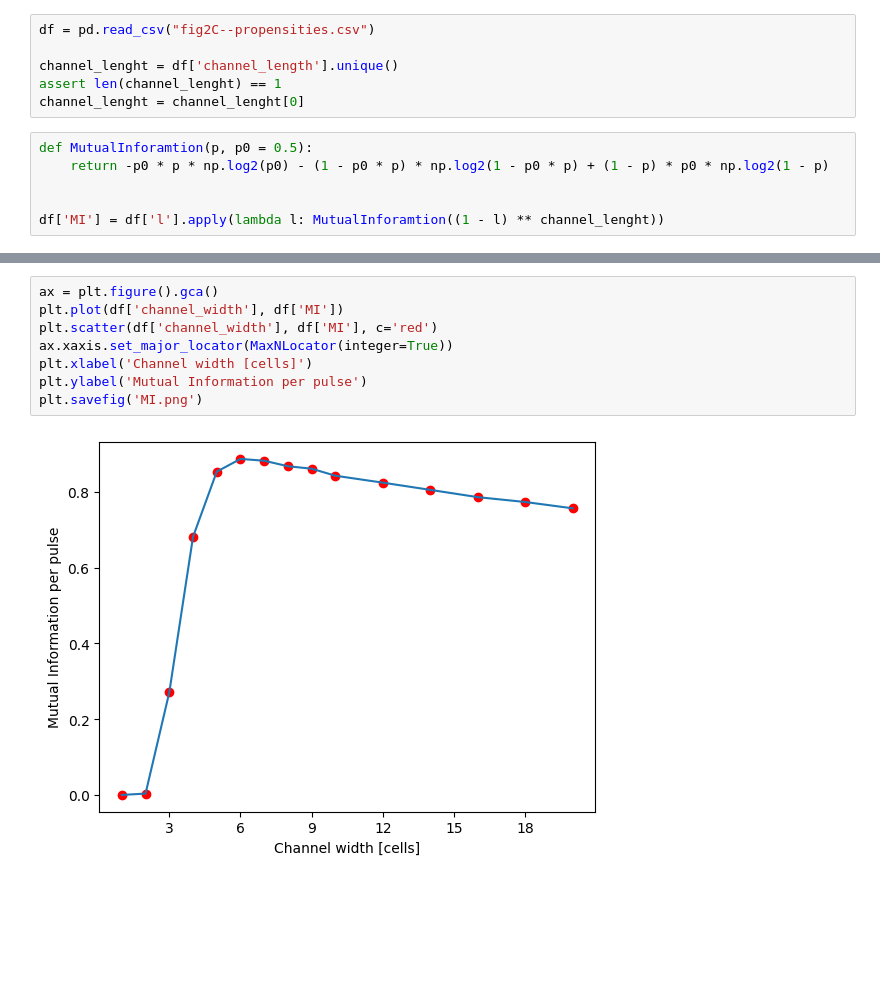
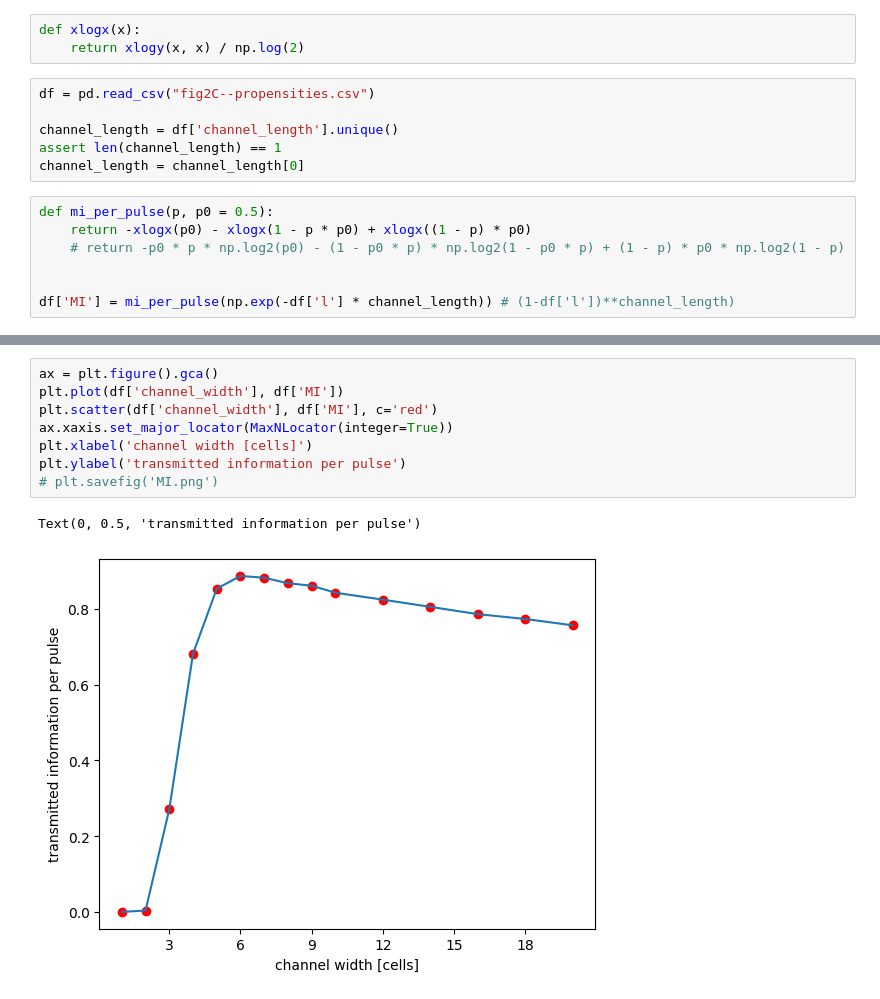
Before and after one commit to pSzyc/visavis-seir, a Jupyter notebook: figures/fig2/code/MIfig2c.ipynb, the cells around one changed output, grey strips where cells are left out. Saved outputs shown, nothing was run; the diff lists cells and outputs as text; blank space fills up the shorter version.

```diff
--- a/figures/fig2/code/MIfig2c.ipynb
+++ b/figures/fig2/code/MIfig2c.ipynb
@@ -6,12 +8,16 @@ from matplotlib.ticker import MaxNLocator
+# %%
+def xlogx(x):
+    return xlogy(x, x) / np.log(2)
 # %%
 df = pd.read_csv("fig2C--propensities.csv")
 
-channel_lenght = df['channel_length'].unique()
-assert len(channel_lenght) == 1
-channel_lenght = channel_lenght[0]
+channel_length = df['channel_length'].unique()
+assert len(channel_length) == 1
+channel_length = channel_length[0]
 # %%
-def MutualInforamtion(p, p0 = 0.5):
-    return -p0 * p * np.log2(p0) - (1 - p0 * p) * np.log2(1 - p0 * p) + (1 - p) * p0 * np.log2(1 - p)
+def mi_per_pulse(p, p0 = 0.5):
+    return -xlogx(p0) - xlogx(1 - p * p0) + xlogx((1 - p) * p0)
+    # return -p0 * p * np.log2(p0) - (1 - p0 * p) * np.log2(1 - p0 * p) + (1 - p) * p0 * np.log2(1 - p)
 
 
-df['MI'] = df['l'].apply(lambda l: MutualInforamtion((1 - l) ** channel_lenght))
+df['MI'] = mi_per_pulse(np.exp(-df['l'] * channel_length)) # (1-df['l'])**channel_length)
@@ -18,10 +53,11 @@ df['MI'] = df['l'].apply(lambda l: MutualInforamtion((1 - l) ** channel_lenght))
 # %%
 ax = plt.figure().gca()
 plt.plot(df['channel_width'], df['MI'])
 plt.scatter(df['channel_width'], df['MI'], c='red')
 ax.xaxis.set_major_locator(MaxNLocator(integer=True))
-plt.xlabel('Channel width [cells]')
-plt.ylabel('Mutual Information per pulse')
-plt.savefig('MI.png')
+plt.xlabel('channel width [cells]')
+plt.ylabel('transmitted information per pulse')
+# plt.savefig('MI.png')
 # %% [output]
+Text(0, 0.5, 'transmitted information per pulse')
-[figure, old version]
+[figure, new version]
```
Also changed, not shown: parts of 3 cells of this notebook.
